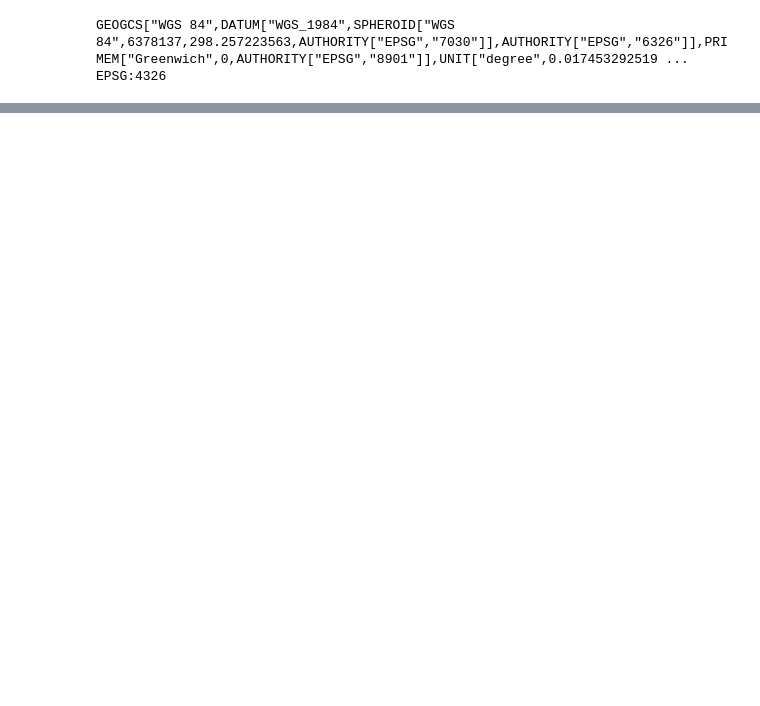
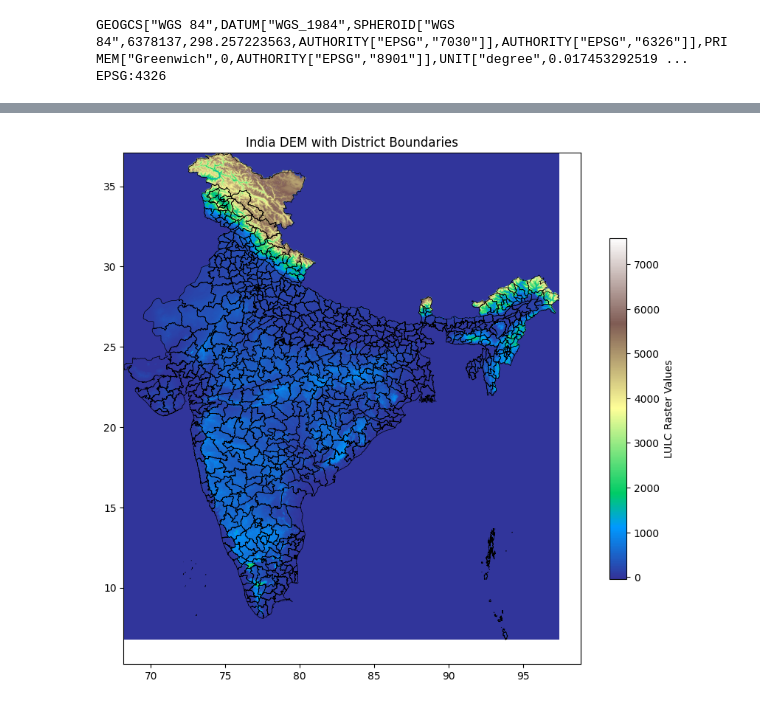
Before and after one commit to VijayGupta2101/Remote-Sensing-GIS-With-Python-Project-2, a Jupyter notebook: Third.ipynb, the cells around one changed output, grey strips where cells are left out. Drawn from its saved outputs; the diff is of its cells as text; code cells hidden in the pictures; blank space fills up the shorter version.

```diff
--- a/Third.ipynb
+++ b/Third.ipynb
@@ -82,0 +139,40 @@ plt.show()
+# %%
+from rasterio.plot import show
+
+band = raster.read(
+    1,
+    out_shape=(
+        raster.height // 20,
+        raster.width // 20
+    ),
+    resampling=Resampling.average
+)
+
+extent = plotting_extent(raster)
+
+fig, ax = plt.subplots(figsize=(10,10))
+
+img = ax.imshow(
+    band,
+    cmap="terrain",
+    extent = extent
+)
+
+
+gdf.boundary.plot(
+    ax=ax,
+    edgecolor="black",
+    linewidth=0.5
+)
+
+cbar = plt.colorbar(
+    img,
+    ax=ax,
+    shrink = 0.6,
+)
+cbar.set_label("LULC Raster Values")
+
+plt.title("India DEM with District Boundaries")
+plt.show()
+# %% [output]
+[figure, added]
```
Also changed, not shown: parts of 29 cells of this notebook.
